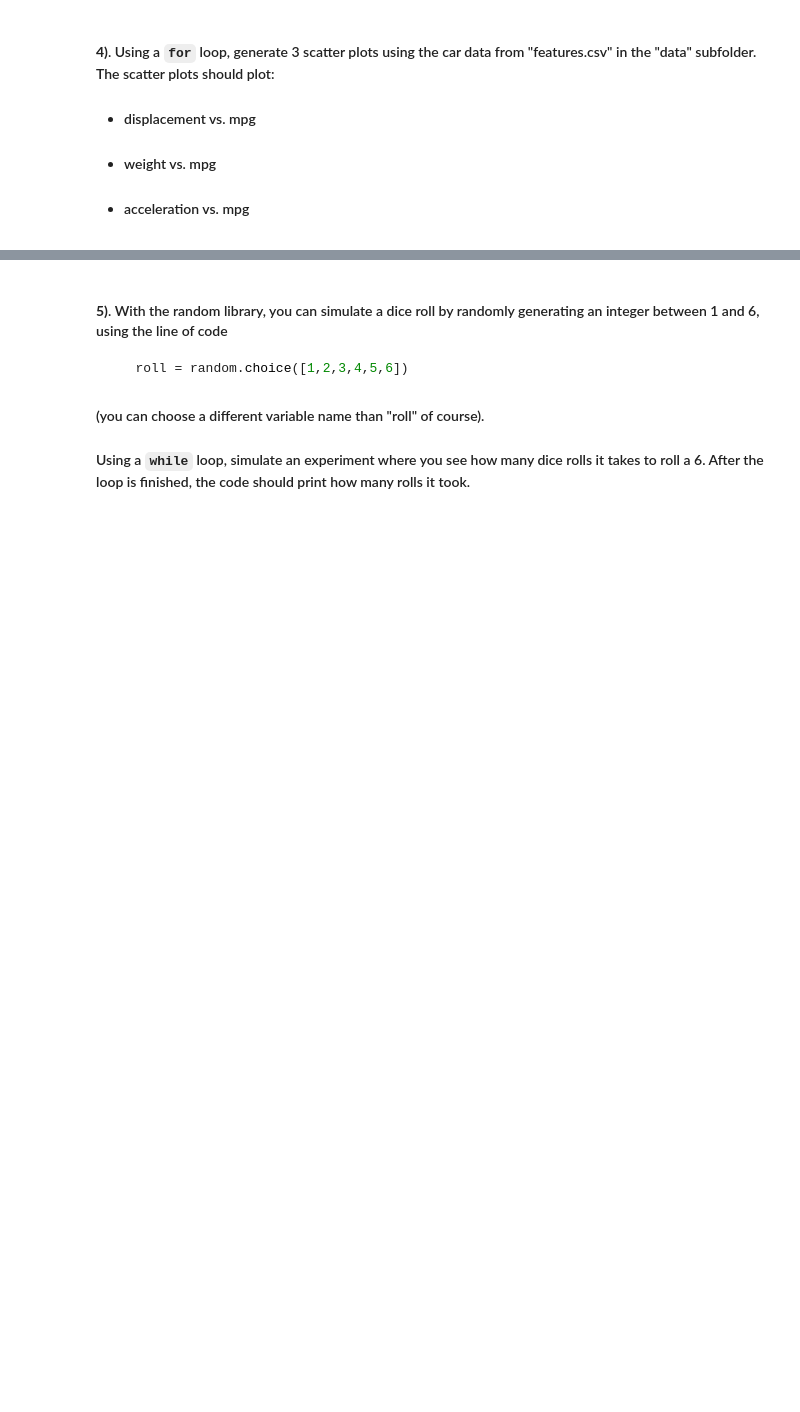
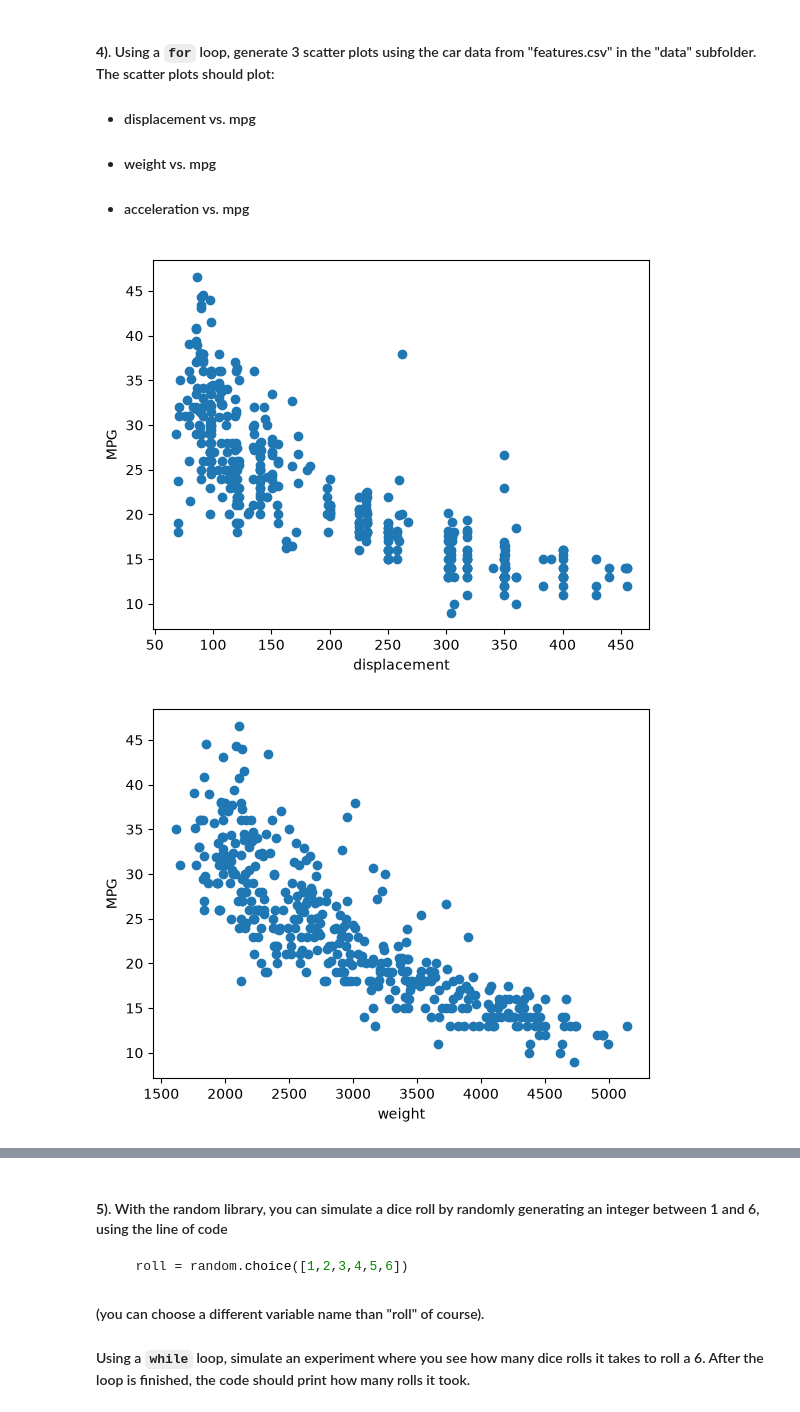
Before and after one commit to JoshuaKozo/datasci185fall2026, a Jupyter notebook: Lecture_07_Loops/Lecture7 copy.ipynb, the cells around one changed output, grey strips where cells are left out. Drawn from its saved outputs; the diff is of its cells as text; code cells hidden in the pictures; blank space fills up the shorter version.

```diff
--- a/Lecture_07_Loops/Lecture7 copy.ipynb
+++ b/Lecture_07_Loops/Lecture7 copy.ipynb
@@ -706,6 +725,20 @@ n = 31 # run this cell with other positive integers (start smaller to check your
 - #### weight vs. mpg
 - #### acceleration vs. mpg
 # %%
+import pandas as pd
+import matplotlib.pyplot as plt
 carfeatures = pd.read_csv("data/features.csv")
 
 # your code below
+
+categories = ['displacement', 'weight', 'acceleration']
+
+for features in categories:
+    plt.figure()
+    plt.scatter(x= carfeatures[features], y = carfeatures['mpg'])
+    plt.xlabel(features)
+    plt.ylabel("MPG")
+    plt.show
+# %% [output]
+[figure, added]
+[figure, added]
```
Also changed, not shown: parts of 7 cells of this notebook, 5 other files.
